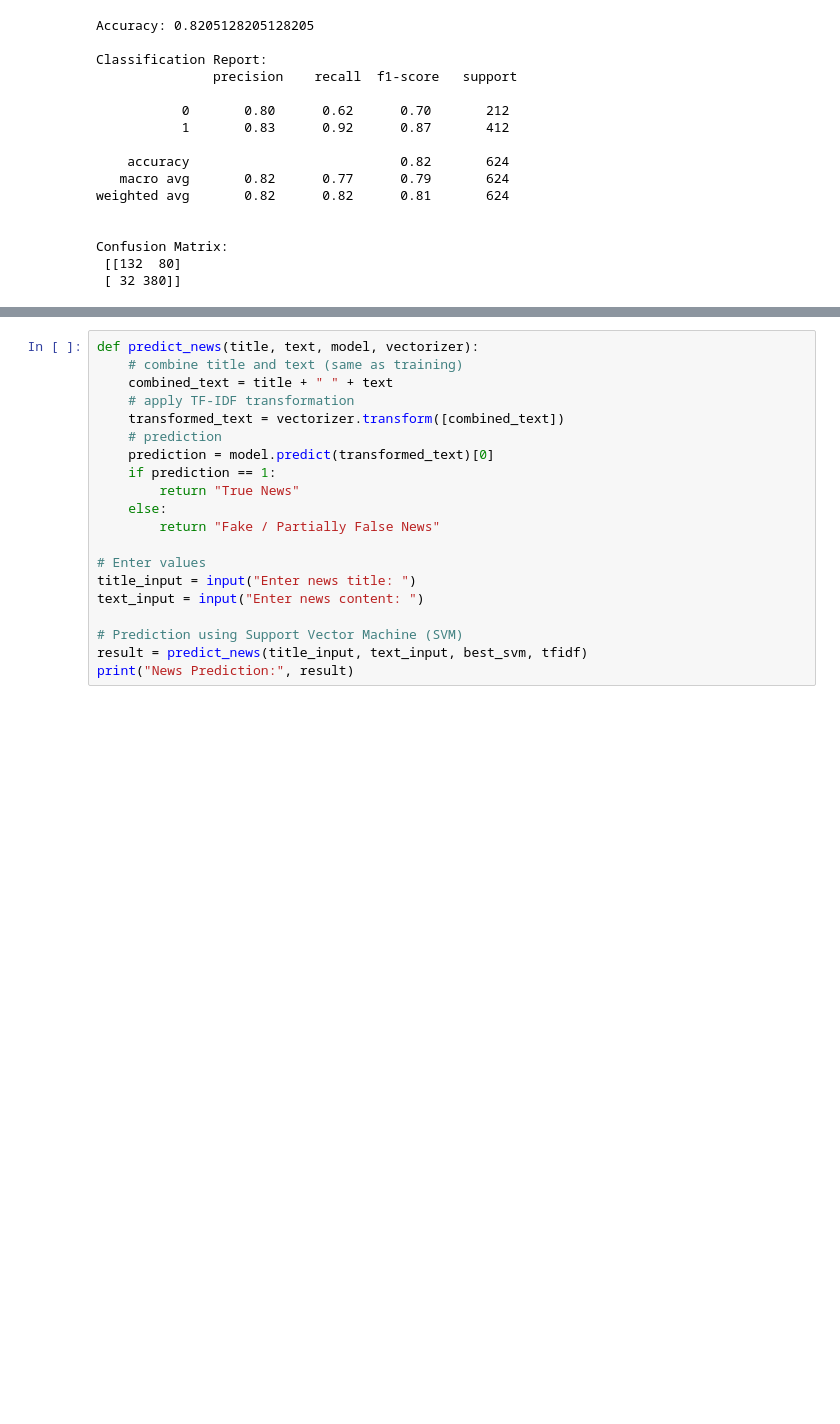
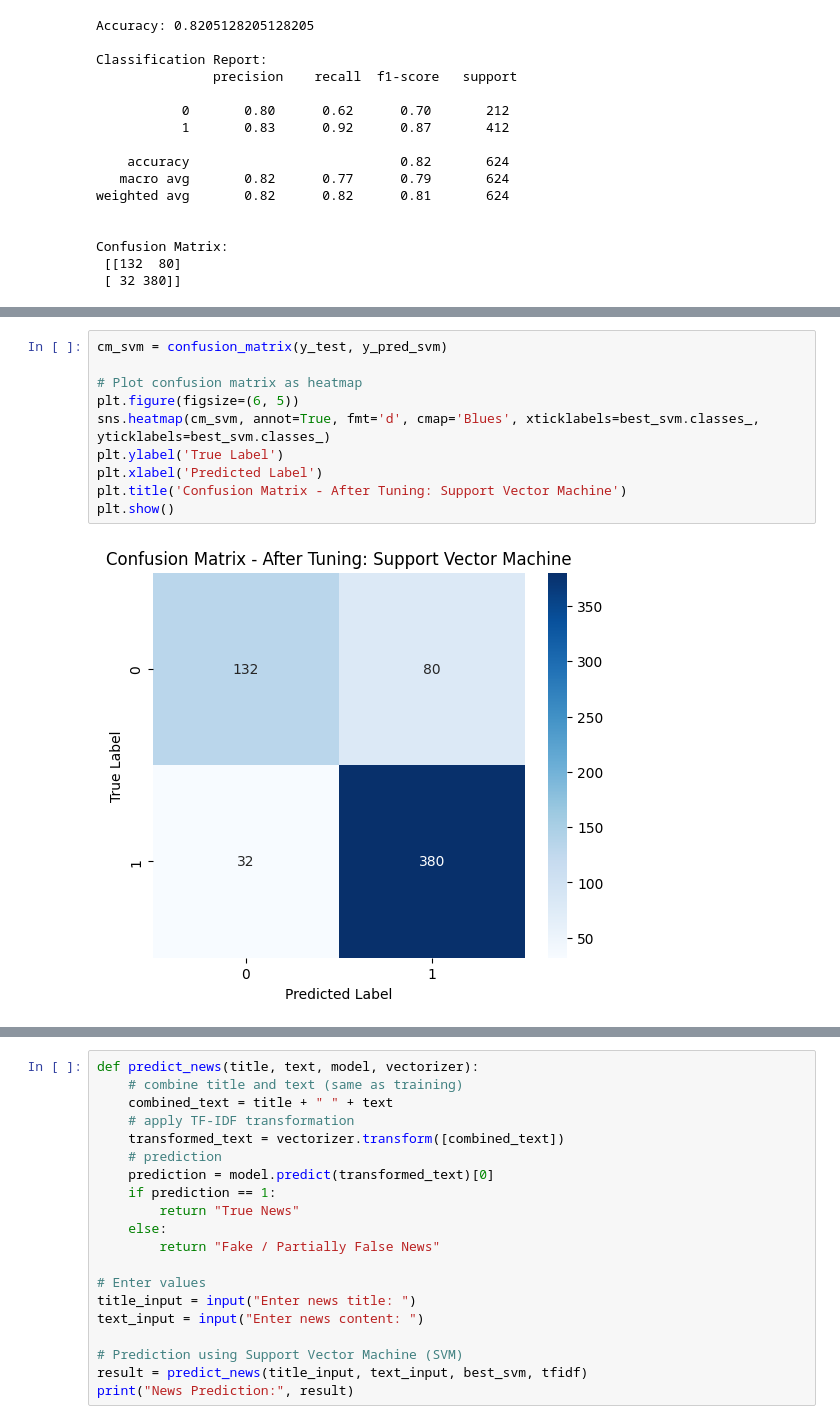
Before and after one commit to Natashaa7/COVID-19-Fake-News-Detection, a Jupyter notebook: Fake-News-Classification.ipynb, the cells around one changed output, grey strips where cells are left out. Saved outputs shown, nothing was run; the diff lists cells and outputs as text; blank space fills up the shorter version.

```diff
--- a/Fake-News-Classification.ipynb
+++ b/Fake-News-Classification.ipynb
@@ -708,0 +876,12 @@ Confusion Matrix:
+# %%
+cm_svm = confusion_matrix(y_test, y_pred_svm)
+
+# Plot confusion matrix as heatmap
+plt.figure(figsize=(6, 5))
+sns.heatmap(cm_svm, annot=True, fmt='d', cmap='Blues', xticklabels=best_svm.classes_, yticklabels=best_svm.classes_)
+plt.ylabel('True Label')
+plt.xlabel('Predicted Label')
+plt.title('Confusion Matrix - After Tuning: Support Vector Machine')
+plt.show()
+# %% [output]
+[figure, added]
```
Also changed, not shown: parts of 38 cells of this notebook.
